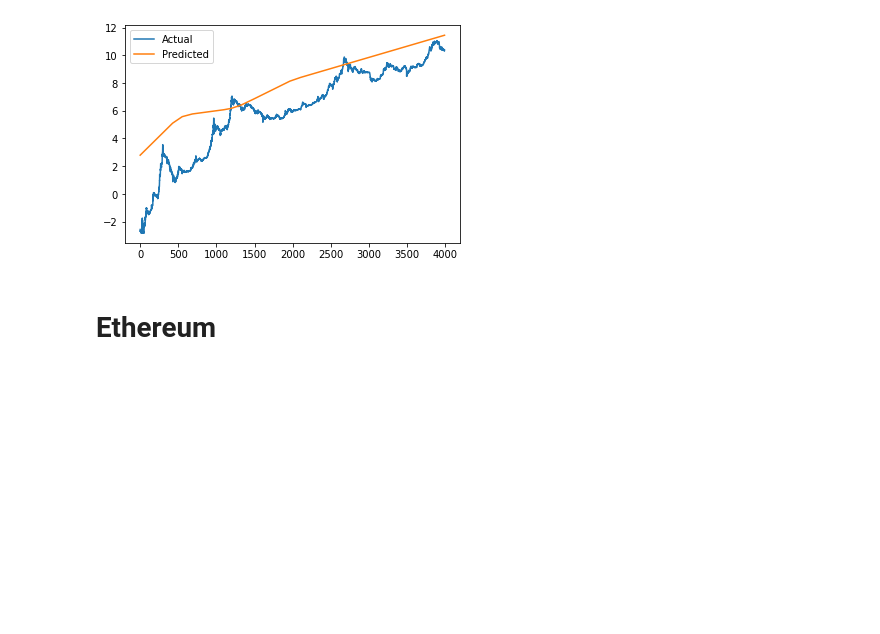
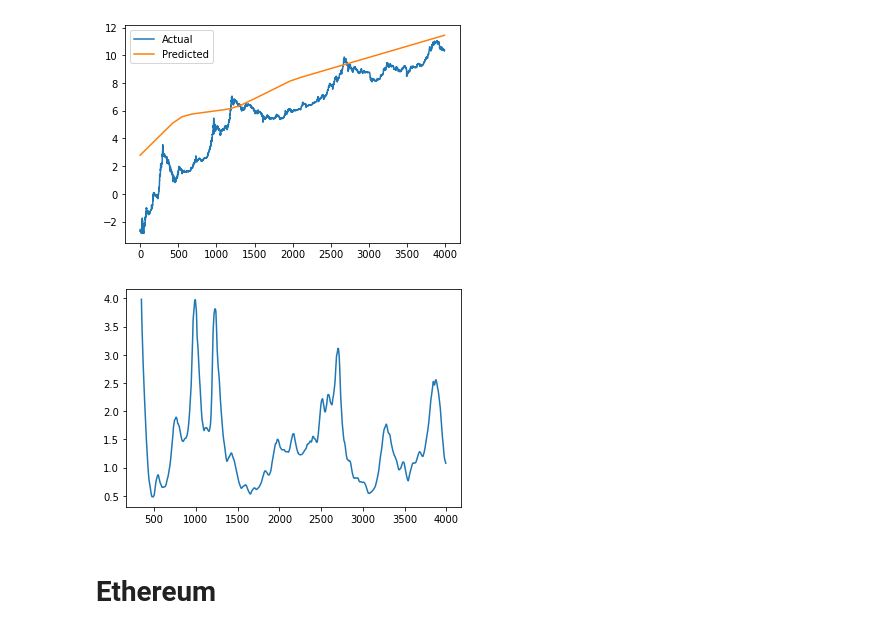
Before and after one commit to pedroafleite/btc-eth-risk-assessment, a Jupyter notebook: prophet.ipynb, the cells around one changed output. Saved outputs shown, nothing was run; the diff lists cells and outputs as text; code cells hidden in the pictures; blank space fills up the shorter version.

```diff
--- a/prophet.ipynb
+++ b/prophet.ipynb
@@ -150,6 +150,15 @@ plt.show()
 # %% [output]
 MAE: 1.870
 [figure]
+# %%
+bitcoin['50SMA'] = bitcoin.Value.rolling(window=50).mean()
+bitcoin['350SMA'] = bitcoin.Value.rolling(window=350).mean()
+bitcoin['R'] = bitcoin['50SMA']/bitcoin['350SMA']
+bitcoin = bitcoin.dropna()
+
+bitcoin['R'].plot();
+# %% [output]
+[figure, added]
 # %% [markdown]
 # **Ethereum**
 # %%
```
Also changed, not shown: parts of 1 cell of this notebook.
